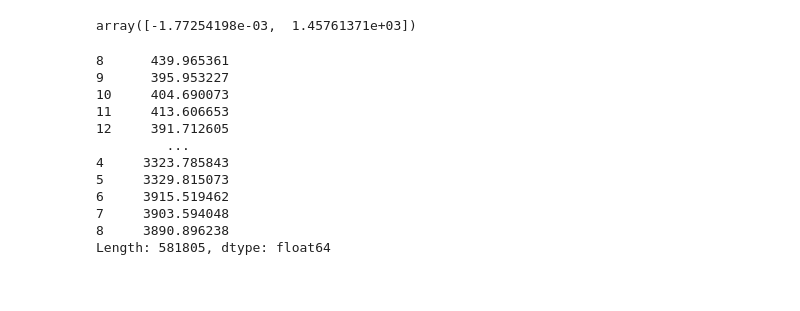
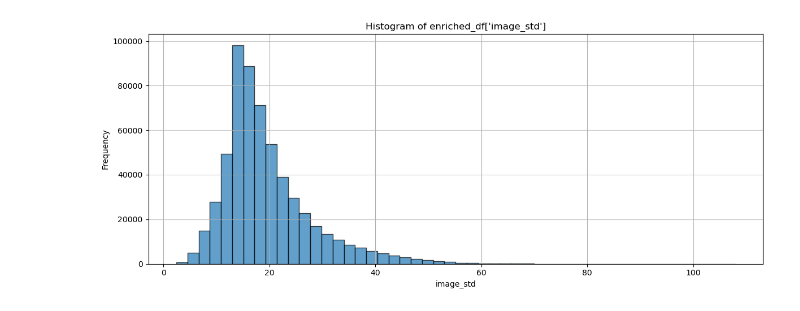
Before and after one commit to jfreuden/allsky-light-pollution, a Jupyter notebook: notebooks/exploratory/full-range-enriched.ipynb, the cells around one changed output. Cells and saved outputs as stored; diff of their text form; code cells hidden in the pictures.

```diff
--- a/notebooks/exploratory/full-range-enriched.ipynb
+++ b/notebooks/exploratory/full-range-enriched.ipynb
@@ -45,21 +343,10 @@ enriched_df
-# %%
-from allsky.analysis import quick_exposure_linregress
-
-quick_exposure_linregress(enriched_df, "image_mean")
-# %% [output]
-array([-1.77254198e-03,  1.45761371e+03])
-# %%
-enriched_df["image_mean"] * enriched_df["exposure"]
-# %% [output]
-8      439.965361
-9      395.953227
-10     404.690073
-11     413.606653
-12     391.712605
-         ...
-4     3323.785843
-5     3329.815073
-6     3915.519462
-7     3903.594048
-8     3890.896238
-Length: 581805, dtype: float64
+# %%
+fig, ax = plt.subplots(figsize=(12, 5))
+enriched_df['image_std'].hist(ax=ax, bins=50, edgecolor='black', alpha=0.7)
+plt.title('Histogram of enriched_df[\'image_std\']')
+plt.xlabel('image_std')
+plt.ylabel('Frequency')
+ax.grid(axis='y', alpha=0.75)
+fig.tight_layout()
+# %% [output]
+[figure, added]
```
Also changed, not shown: parts of 13 cells of this notebook.
